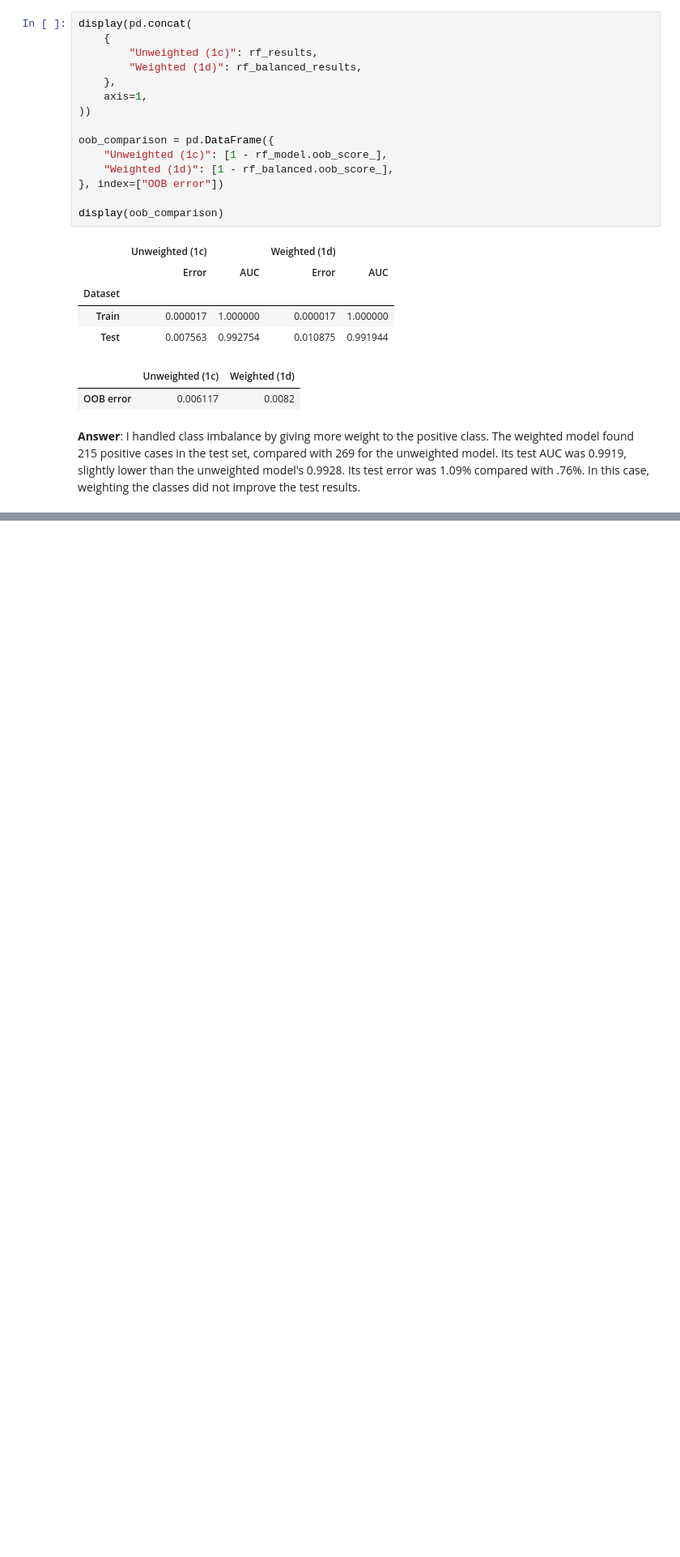
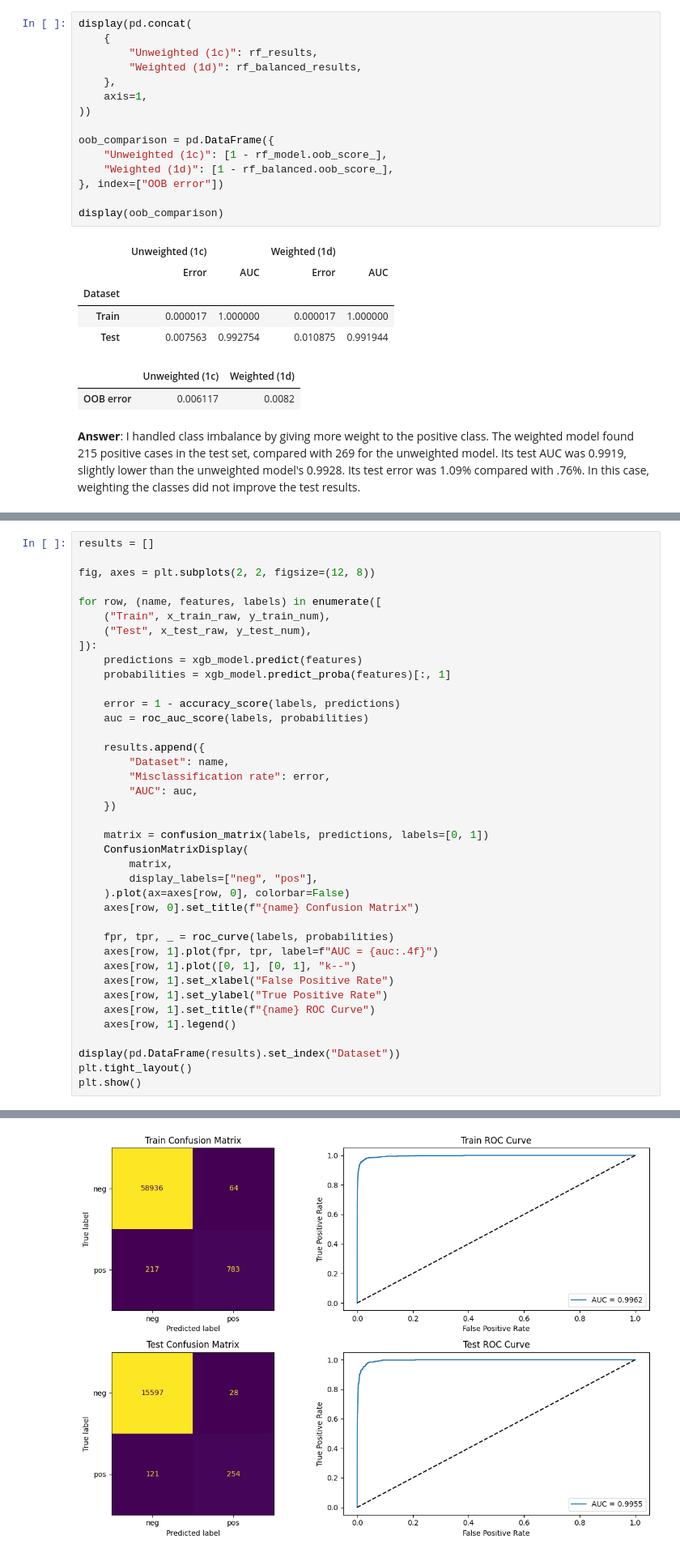
Before and after one commit to jfulch/dsci-552-fulcher-jesse-hw6, a Jupyter notebook: notebook/Fulcher_Jesse_HW6.ipynb, the cells around one changed output, grey strips where cells are left out. Shown at 81% size. Drawn from its saved outputs; the diff is of its cells as text; blank space fills up the shorter version.

```diff
--- a/notebook/Fulcher_Jesse_HW6.ipynb
+++ b/notebook/Fulcher_Jesse_HW6.ipynb
@@ -437,0 +512,40 @@ display(oob_comparison)
+# %%
+results = []
+
+fig, axes = plt.subplots(2, 2, figsize=(12, 8))
+
+for row, (name, features, labels) in enumerate([
+    ("Train", x_train_raw, y_train_num),
+    ("Test", x_test_raw, y_test_num),
+]):
+    predictions = xgb_model.predict(features)
+    probabilities = xgb_model.predict_proba(features)[:, 1]
+
+    error = 1 - accuracy_score(labels, predictions)
+    auc = roc_auc_score(labels, probabilities)
+
+    results.append({
+        "Dataset": name,
+        "Misclassification rate": error,
+        "AUC": auc,
+    })
+
+    matrix = confusion_matrix(labels, predictions, labels=[0, 1])
+    ConfusionMatrixDisplay(
+        matrix,
+        display_labels=["neg", "pos"],
+    ).plot(ax=axes[row, 0], colorbar=False)
+    axes[row, 0].set_title(f"{name} Confusion Matrix")
+
+    fpr, tpr, _ = roc_curve(labels, probabilities)
+    axes[row, 1].plot(fpr, tpr, label=f"AUC = {auc:.4f}")
+    axes[row, 1].plot([0, 1], [0, 1], "k--")
+    axes[row, 1].set_xlabel("False Positive Rate")
+    axes[row, 1].set_ylabel("True Positive Rate")
+    axes[row, 1].set_title(f"{name} ROC Curve")
+    axes[row, 1].legend()
+
+display(pd.DataFrame(results).set_index("Dataset"))
+plt.tight_layout()
+plt.show()
+# %% [output]
@@ -437,0 +556 @@ display(oob_comparison)
+[figure, added]
```
Also changed, not shown: parts of 20 cells of this notebook, 3 other files.
